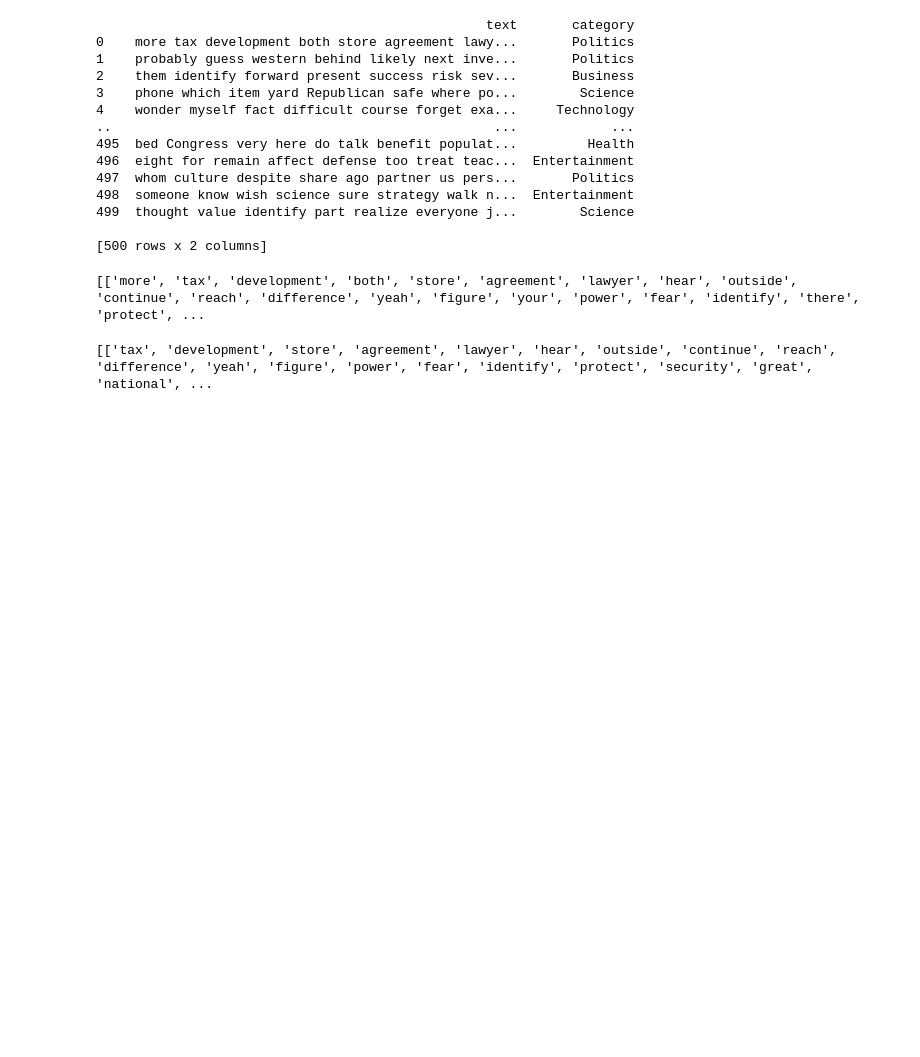
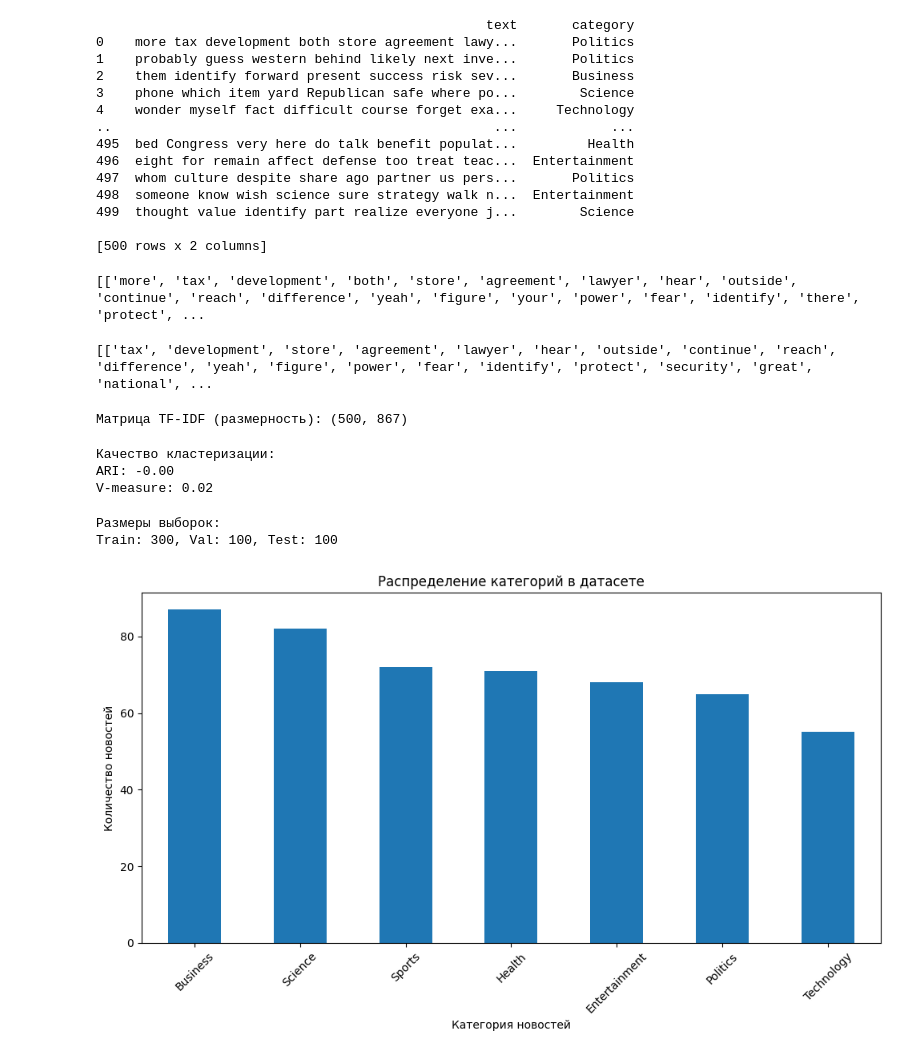
Before and after one commit to buzzaggwd/NLP, a Jupyter notebook: nlp_lab5_2.ipynb, the cells around one changed output. Drawn from its saved outputs; the diff is of its cells as text; code cells hidden in the pictures; blank space fills up the shorter version.

```diff
--- a/nlp_lab5_2.ipynb
+++ b/nlp_lab5_2.ipynb
@@ -19,9 +27,10 @@ True
 PATH_TO_FILE: str = 'fake_news_dataset2.csv'
 
 df = pd.read_csv(PATH_TO_FILE, encoding='utf-8')
-df = df[['text', 'category']]
 
 print(df)
+
+# p.s. датасет был ну очень огромный, пришлось обрезать до 500 строк, зато я могу его обработать🥲
 # %% [output]
                                                   text       category
 0    more tax development both store agreement lawy...       Politics
@@ -71,0 +86,7 @@ print(final_texts)
+# %%
+# TF-IDF
+vectorizer = TfidfVectorizer(max_features=1000)
+X = vectorizer.fit_transform(texts_for_vectorization)
+print("Матрица TF-IDF (размерность):", X.shape)
+# %% [output]
+Матрица TF-IDF (размерность): (500, 867)
@@ -71,0 +98,31 @@ print(final_texts)
+# %%
+# сравнение с реальной разметкой
+true_labels = df['category'].values
+ari = adjusted_rand_score(true_labels, clusters)
+v_measure = v_measure_score(true_labels, clusters)
+print(f"Качество кластеризации:\nARI: {ari:.2f}\nV-measure: {v_measure:.2f}")
+# %% [output]
+Качество кластеризации:
+ARI: -0.00
+V-measure: 0.02
+# %%
+# выборки
+X_train, X_test, y_train, y_test = train_test_split(X, true_labels, test_size=0.2, random_state=42, stratify=true_labels)
+X_train, X_val, y_train, y_val = train_test_split(X_train, y_train, test_size=0.25, random_state=42, stratify=y_train)
+
+print("Размеры выборок:")
+print(f"Train: {X_train.shape[0]}, Val: {X_val.shape[0]}, Test: {X_test.shape[0]}")
+# %% [output]
+Размеры выборок:
+Train: 300, Val: 100, Test: 100
+# %%
+plt.figure(figsize=(10, 6))
+df['category'].value_counts().plot(kind='bar')
+plt.title('Распределение категорий в датасете')
+plt.xlabel('Категория новостей')
+plt.ylabel('Количество новостей')
+plt.xticks(rotation=45)
+plt.tight_layout()
+plt.show()
+# %% [output]
+[figure, added]
```
Also changed, not shown: parts of 6 cells of this notebook.
